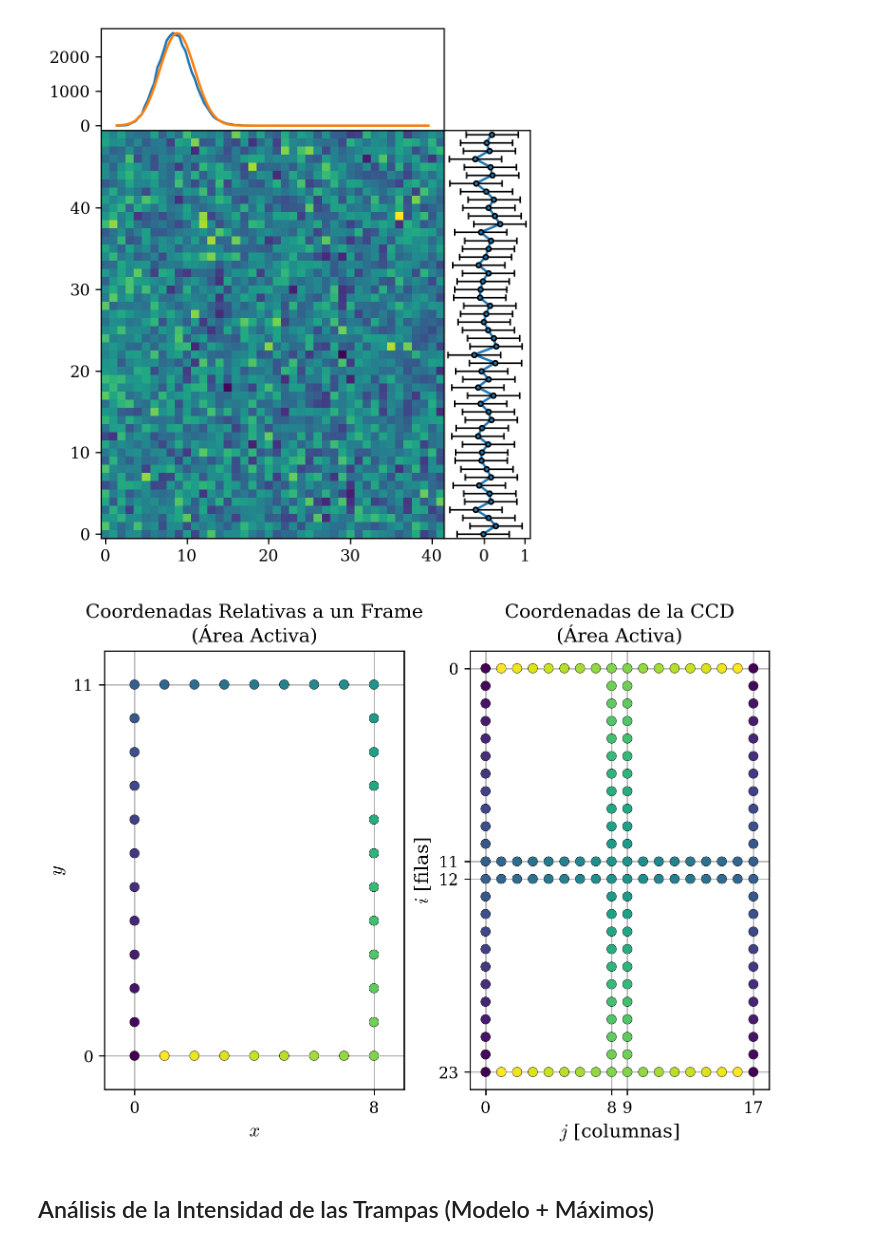
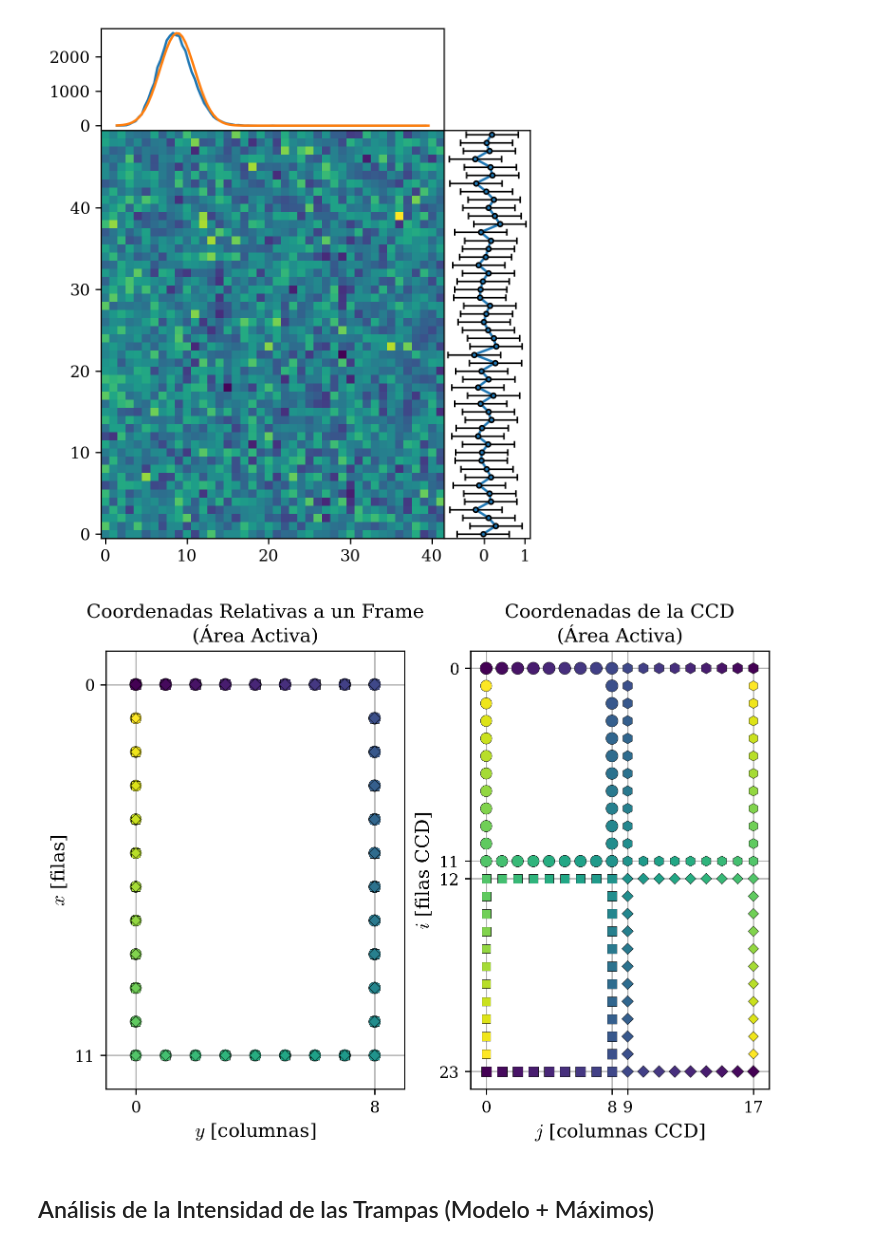
Before and after one commit to agustinbrusco/LAMBDA_Hub, a Jupyter notebook: skipper_image_analysis/reorganized_pocket_analysis.ipynb, the cells around one changed output. Drawn from its saved outputs; the diff is of its cells as text; code cells hidden in the pictures.

```diff
--- a/skipper_image_analysis/reorganized_pocket_analysis.ipynb
+++ b/skipper_image_analysis/reorganized_pocket_analysis.ipynb
@@ -265,69 +269,98 @@ def frame_coords_to_ccd_coords(
 CCD considerando el frame y el overscan.
     """
     x, y = coord
-    row = y
-    col = x
+    row = x
+    col = y
     if frame_idx in [1, 3]:
-        col = CCDNCOLS - x - 1
+        col = CCDNCOLS - y - 1
     if frame_idx in [2, 3]:
-        row = CCDNROWS - y - 1
+        row = CCDNROWS - x - 1
     return row, col
+
+
+def ccd_coords_to_frame_coords(
+    coord: tuple[int, int], frame_idx: int, CCDNROWS: int, CCDNCOLS: int
+) -> tuple[int, int]:
+    """Transforma las coordenadas relativas a la CCD a las coordenadas de un \
+frame considerando el frame y el overscan.
+    """
+    row, col = coord
+    y = col
+    x = row
+    if frame_idx in [1, 3]:
+        y = CCDNCOLS - col - 1
+    if frame_idx in [2, 3]:
+        x = CCDNROWS - row - 1
+    return x, y
 
 CCDNROW = 24
 CCDNCOL = 18
 test_coords = [
-    (0, y) for y in range(CCDNROW//2 - 1)
+    (0, y) for y in range(CCDNCOL//2 - 1)
 ] + [
-    (x, CCDNROW//2 - 1) for x in range(CCDNCOL//2)
+    (x, CCDNCOL//2 - 1) for x in range(CCDNROW//2)
 ] + [
-    (CCDNCOL//2 - 1, y) for y in range(CCDNROW//2 - 1)
+    (CCDNROW//2 - 1, y) for y in range(CCDNCOL//2 - 1)
 ][::-1] + [
-    (x, 0) for x in range(1, CCDNCOL//2 - 1)
+    (x, 0) for x in range(1, CCDNROW//2 - 1)
 ][::-1]
 x_vals = []
 y_vals = []
 i_vals = []
 j_vals = []
-for x, y in test_coords:
-    x_vals.append(x)
-    y_vals.append(y)
-
 for frame_idx in range(4):
     for x, y in test_coords:
         i, j = frame_coords_to_ccd_coords((x, y), frame_idx, CCDNROW, CCDNCOL)
         i_vals.append(i)
         j_vals.append(j)
+        x, y = ccd_coords_to_frame_coords((i, j), frame_idx, CCDNROW, CCDNCOL)
+        x_vals.append(x)
+        y_vals.append(y)
 
 
 fig, axs = plt.subplots(1, 2, layout="constrained")
+colors_index = np.linspace(0, 1, len(x_vals)//4)
+sizes_index = np.linspace(60, 20, len(x_vals))
+markers = ["o", "h", "s", "D"]
 axs[0].set_title("Coordenadas Relativas a un Frame\n(Área Activa)")
-axs[0].scatter(x_vals, y_vals, c=range(len(x_vals)),
-            alpha=1, edgecolors="k", linewidths=0.25, zorder=25)
+
+for frame_idx, x_batch, y_batch, markerstyle, sizes in zip(
+    range(4), np.array_split(x_vals, 4), np.array_split(y_vals, 4), markers, np.array_split(sizes_index, 4)
+):
+    axs[0].scatter(
+        y_batch, x_batch, c=colors_index, s=sizes, marker=markerstyle,
+        alpha=1, edgecolors="k", linewidths=0.25, zorder=25,
+        label=f"Frame {frame_idx}"
+    )
 axs[0].grid()
+axs[0].set_yticks([CCDNROW//2 - 1, 0])
+axs[0].set_ylim(CCDNROW//2, -1)
+axs[0].set_ylabel("$x$ [filas]")
 axs[0].set_xticks([0, CCDNCOL//2 - 1])
 axs[0].set_xlim(-1, CCDNCOL//2)
-axs[0].set_xlabel("$x$")
-axs[0].set_yticks([0, CCDNROW//2 - 1])
-axs[0].set_ylim(-1, CCDNROW//2)
-axs[0].set_ylabel("$y$")
+axs[0].set_xlabel("$y$ [columnas]")
 
 axs[1].set_title("Coordenadas de la CCD\n(Área Activa)")
-axs[1].scatter(
-    j_vals, i_vals, c=list(range(len(x_vals)))*4,
-    alpha=1, edgecolors="k", linewidths=0.25, zorder=25,
-)
+for frame_idx, i_batch, j_batch, markerstyle, sizes in zip(
+    range(4), np.array_split(i_vals, 4), np.array_split(j_vals, 4), markers, np.array_split(sizes_index, 4)
+):
+    axs[1].scatter(
+        j_batch, i_batch, c=colors_index, s=sizes, marker=markerstyle,
+        alpha=1, edgecolors="k", linewidths=0.25, zorder=25,
+        label=f"Frame {frame_idx}"
+    )
 axs[1].grid()
 axs[1].set_yticks([0, CCDNROW//2 - 1, CCDNROW//2, CCDNROW - 1])
 axs[1].set_ylim(CCDNROW, -1)
-axs[1].set_ylabel("$i$ [filas]")
+axs[1].set_ylabel("$i$ [filas CCD]")
 axs[1].set_xticks([0, CCDNCOL//2 - 1, CCDNCOL//2, CCDNCOL - 1])
 axs[1].set_xlim(-1, CCDNCOL)
-axs[1].set_xlabel("$j$ [columnas]")
+axs[1].set_xlabel("$j$ [columnas CCD]")
 # axs[1].xaxis.set_label_position("top")
 # axs[1].xaxis.tick_top()
 plt.show()
 # %% [output]
-[figure, old version]
+[figure, new version]
 # %%
 def carga_archivos(
     temperatura: int, dir_idx: int, frame_idx: int,
```
Also changed, not shown: parts of 7 cells of this notebook, 17 other files.
